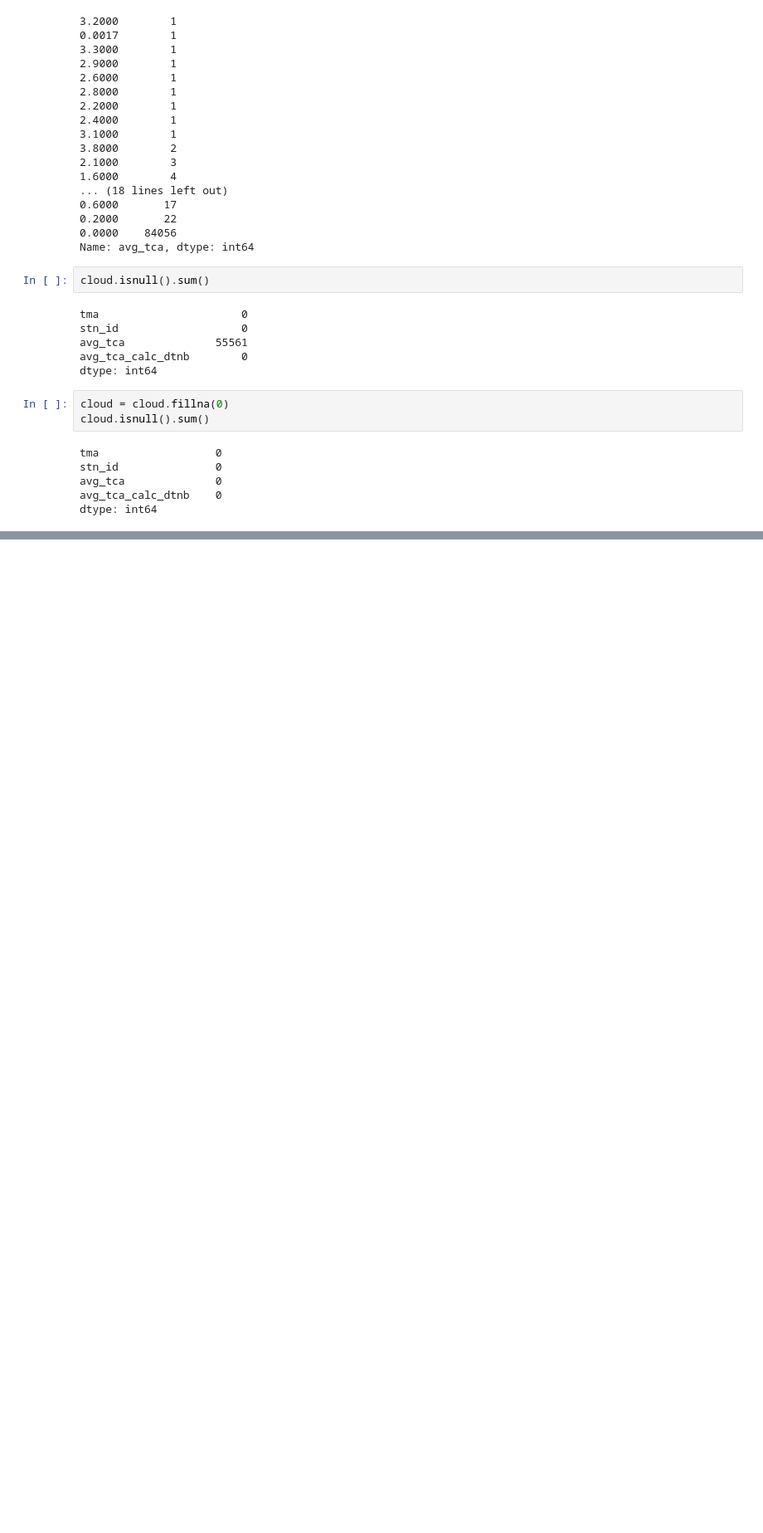
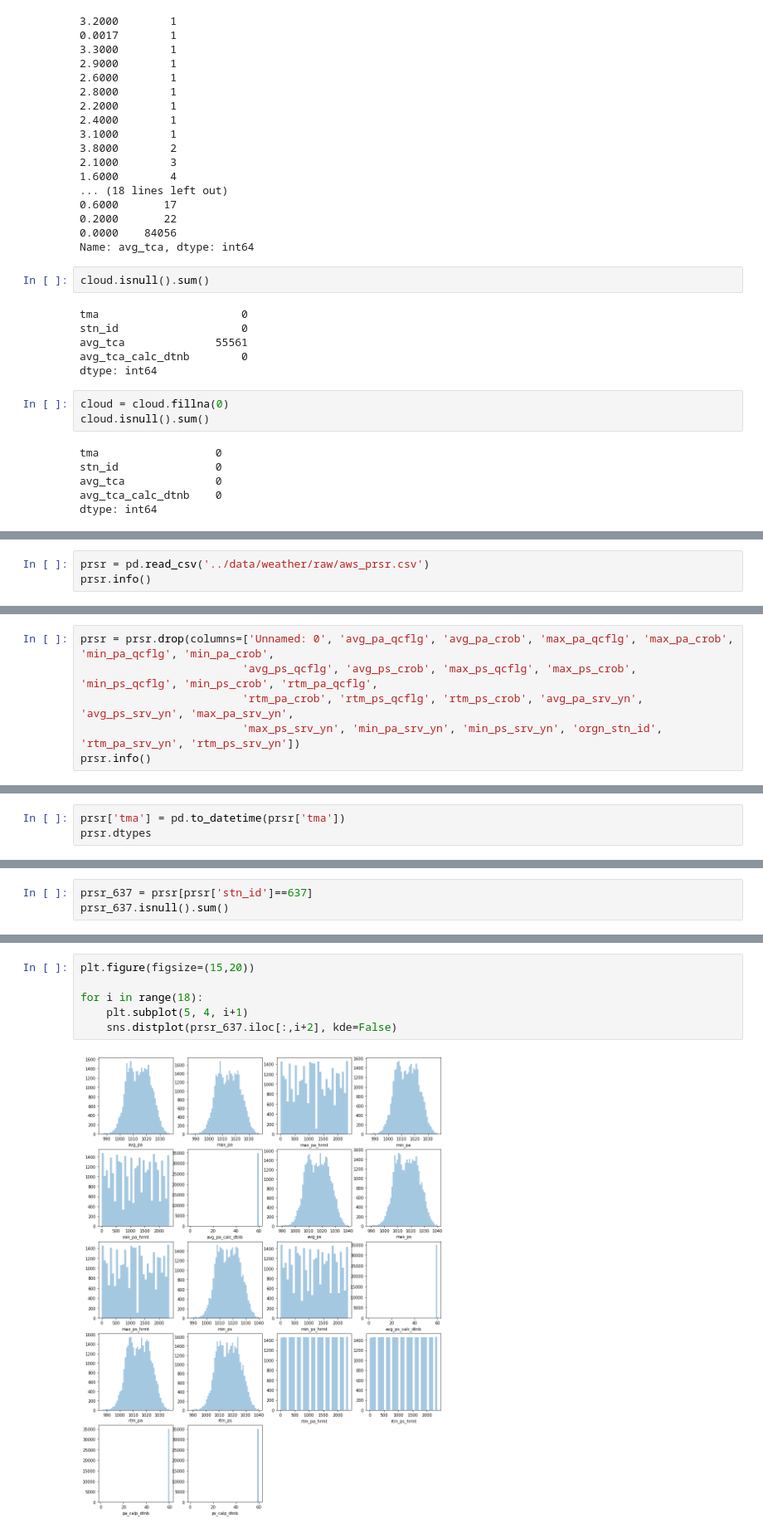
Before and after one commit to ek-koh/2020-Weather-Bigdata-Contest, a Jupyter notebook: Weather-Bigdata-Contest/preprocessing/AWS_data.ipynb, the cells around one changed output, grey strips where cells are left out. Shown: that part at 83% size. Cells and saved outputs as stored; diff of their text form; blank space fills up the shorter version.

```diff
--- a/Weather-Bigdata-Contest/preprocessing/AWS_data.ipynb
+++ b/Weather-Bigdata-Contest/preprocessing/AWS_data.ipynb
@@ -195,0 +459,3 @@ dtype: int64
+# %%
+prsr = pd.read_csv('../data/weather/raw/aws_prsr.csv')
+prsr.info()
@@ -195,0 +496,6 @@ dtype: int64
+# %%
+prsr = prsr.drop(columns=['Unnamed: 0', 'avg_pa_qcflg', 'avg_pa_crob', 'max_pa_qcflg', 'max_pa_crob', 'min_pa_qcflg', 'min_pa_crob',
+                         'avg_ps_qcflg', 'avg_ps_crob', 'max_ps_qcflg', 'max_ps_crob', 'min_ps_qcflg', 'min_ps_crob', 'rtm_pa_qcflg',
+                         'rtm_pa_crob', 'rtm_ps_qcflg', 'rtm_ps_crob', 'avg_pa_srv_yn', 'avg_ps_srv_yn', 'max_pa_srv_yn',
+                         'max_ps_srv_yn', 'min_pa_srv_yn', 'min_ps_srv_yn', 'orgn_stn_id', 'rtm_pa_srv_yn', 'rtm_ps_srv_yn'])
+prsr.info()
@@ -195,0 +531,3 @@ dtype: int64
+# %%
+prsr['tma'] = pd.to_datetime(prsr['tma'])
+prsr.dtypes
@@ -195,0 +597,3 @@ dtype: int64
+# %%
+prsr_637 = prsr[prsr['stn_id']==637]
+prsr_637.isnull().sum()
@@ -195,0 +622,8 @@ dtype: int64
+# %%
+plt.figure(figsize=(15,20))
+
+for i in range(18):
+    plt.subplot(5, 4, i+1)
+    sns.distplot(prsr_637.iloc[:,i+2], kde=False)
+# %% [output]
+[figure, added]
```
Also changed, not shown: parts of 60 cells of this notebook, 4 other files.
